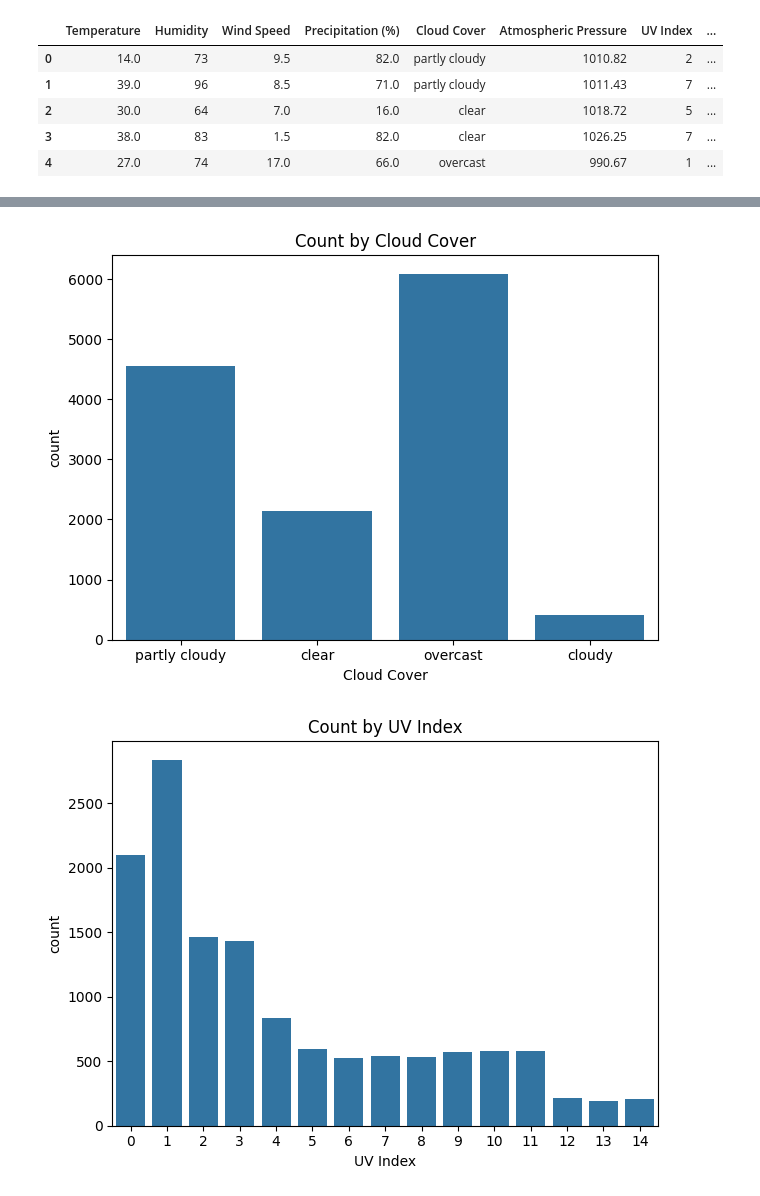
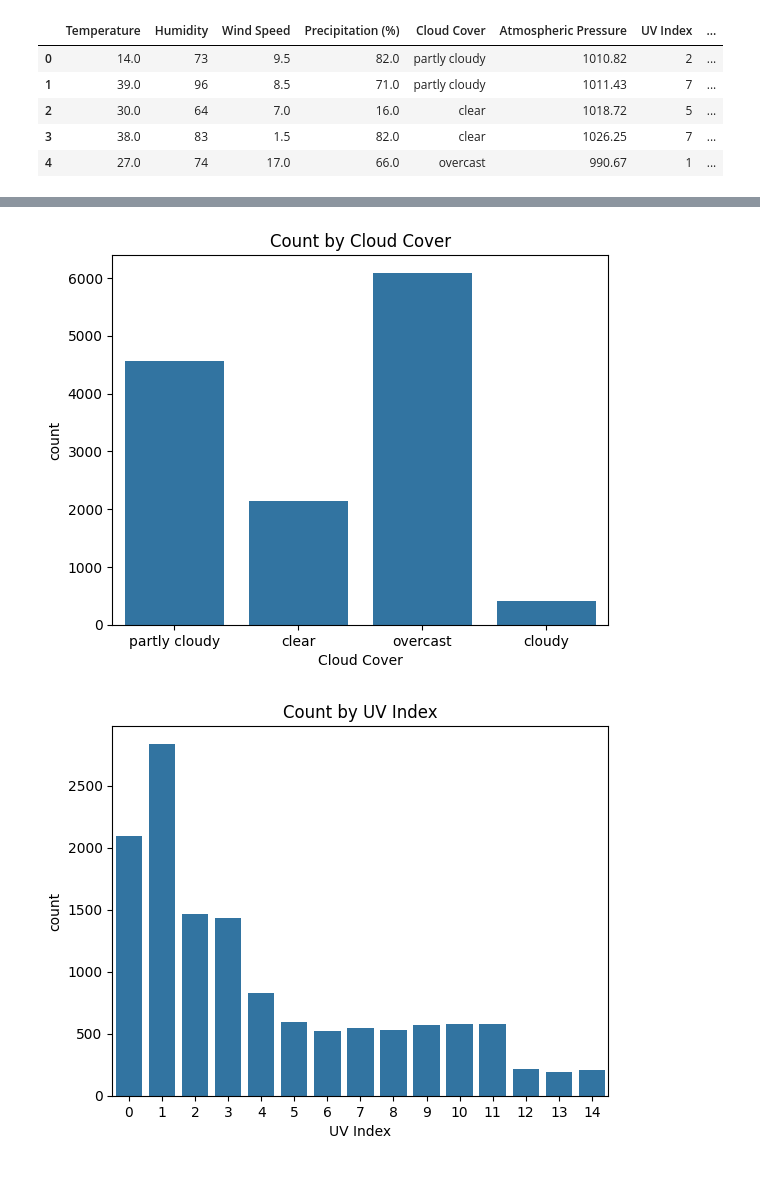
Before and after one commit to ajebril1/weather_prediction, a Jupyter notebook: finalproject.ipynb, the cells around one changed output, grey strips where cells are left out. Saved outputs shown, nothing was run; the diff lists cells and outputs as text; code cells hidden in the pictures.

```diff
--- a/finalproject.ipynb
+++ b/finalproject.ipynb
@@ -29,12 +33,11 @@ df.describe()
 # %%
 # plot distribution of discrete features
 plot_cat = ['Cloud Cover', 'UV Index', 'Season', 'Location', 'Weather Type']
 
 for cat in plot_cat:
     sns.countplot(data=df, x=cat)
     plt.title(f'Count by {cat}')
-    plt.tight_layout()
     plt.show()
 # %% [output]
-[figure, old version]
+[figure, new version]
-[figure, old version]
+[figure, new version]
```
Also changed, not shown: parts of 8 cells of this notebook.
